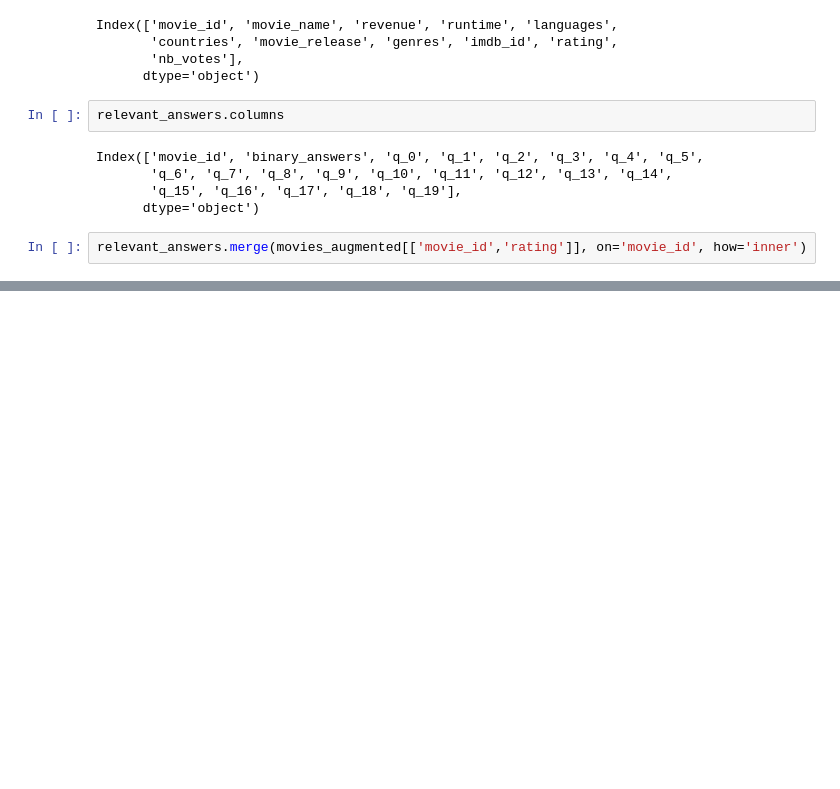
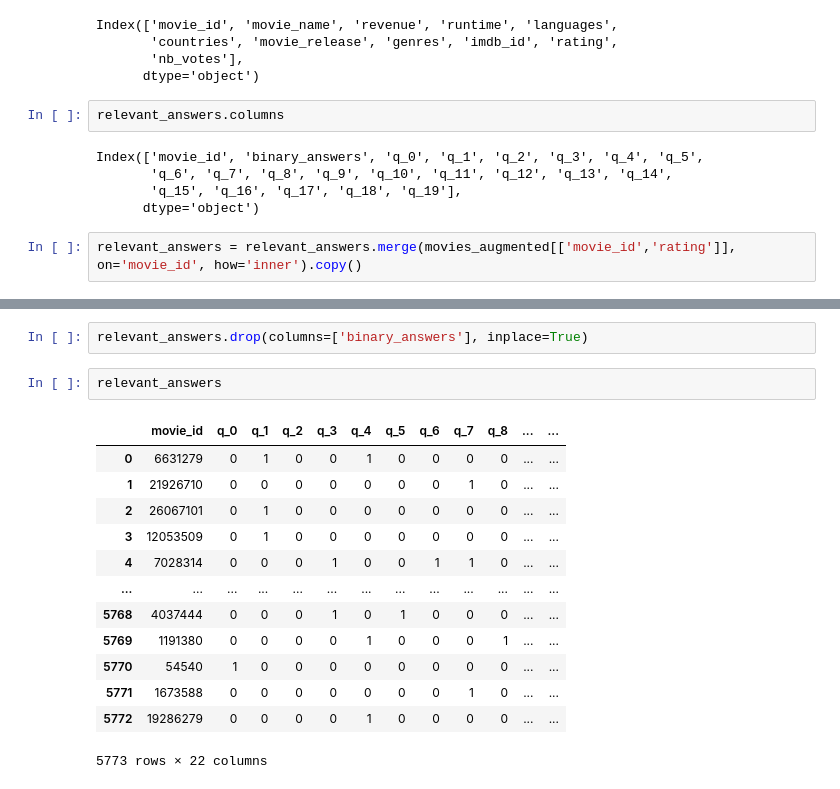
Before and after one commit to epfl-ada/ada-2023-project-theredpandada5, a Jupyter notebook: gpt_featureselection.ipynb, the cells around one changed output, grey strips where cells are left out. Drawn from its saved outputs; the diff is of its cells as text; blank space fills up the shorter version.

```diff
--- a/gpt_featureselection.ipynb
+++ b/gpt_featureselection.ipynb
@@ -156,4 +161,4 @@ Index(['movie_id', 'binary_answers', 'q_0', 'q_1', 'q_2', 'q_3', 'q_4', 'q_5',
        'q_15', 'q_16', 'q_17', 'q_18', 'q_19'],
       dtype='object')
 # %%
-relevant_answers.merge(movies_augmented[['movie_id','rating']], on='movie_id', how='inner')
+relevant_answers = relevant_answers.merge(movies_augmented[['movie_id','rating']], on='movie_id', how='inner').copy()
@@ -173,0 +172,18 @@ relevant_answers.merge(movies_augmented[['movie_id','rating']], on='movie_id', h
+# %%
+relevant_answers.drop(columns=['binary_answers'], inplace=True)
+# %%
+relevant_answers
+# %% [output]
+|  | movie_id | q_0 | q_1 | q_2 | q_3 | q_4 | q_5 | q_6 | q_7 | q_8 | ... | ... |
+| 0 | 6631279 | 0 | 1 | 0 | 0 | 1 | 0 | 0 | 0 | 0 | ... | ... |
+| 1 | 21926710 | 0 | 0 | 0 | 0 | 0 | 0 | 0 | 1 | 0 | ... | ... |
+| 2 | 26067101 | 0 | 1 | 0 | 0 | 0 | 0 | 0 | 0 | 0 | ... | ... |
+| 3 | 12053509 | 0 | 1 | 0 | 0 | 0 | 0 | 0 | 0 | 0 | ... | ... |
+| 4 | 7028314 | 0 | 0 | 0 | 1 | 0 | 0 | 1 | 1 | 0 | ... | ... |
+| ... | ... | ... | ... | ... | ... | ... | ... | ... | ... | ... | ... | ... |
+| 5768 | 4037444 | 0 | 0 | 0 | 1 | 0 | 1 | 0 | 0 | 0 | ... | ... |
+| 5769 | 1191380 | 0 | 0 | 0 | 0 | 1 | 0 | 0 | 0 | 1 | ... | ... |
+| 5770 | 54540 | 1 | 0 | 0 | 0 | 0 | 0 | 0 | 0 | 0 | ... | ... |
+| 5771 | 1673588 | 0 | 0 | 0 | 0 | 0 | 0 | 0 | 1 | 0 | ... | ... |
+| 5772 | 19286279 | 0 | 0 | 0 | 0 | 1 | 0 | 0 | 0 | 0 | ... | ... |
+5773 rows × 22 columns
```
Also changed, not shown: parts of 30 cells of this notebook.
